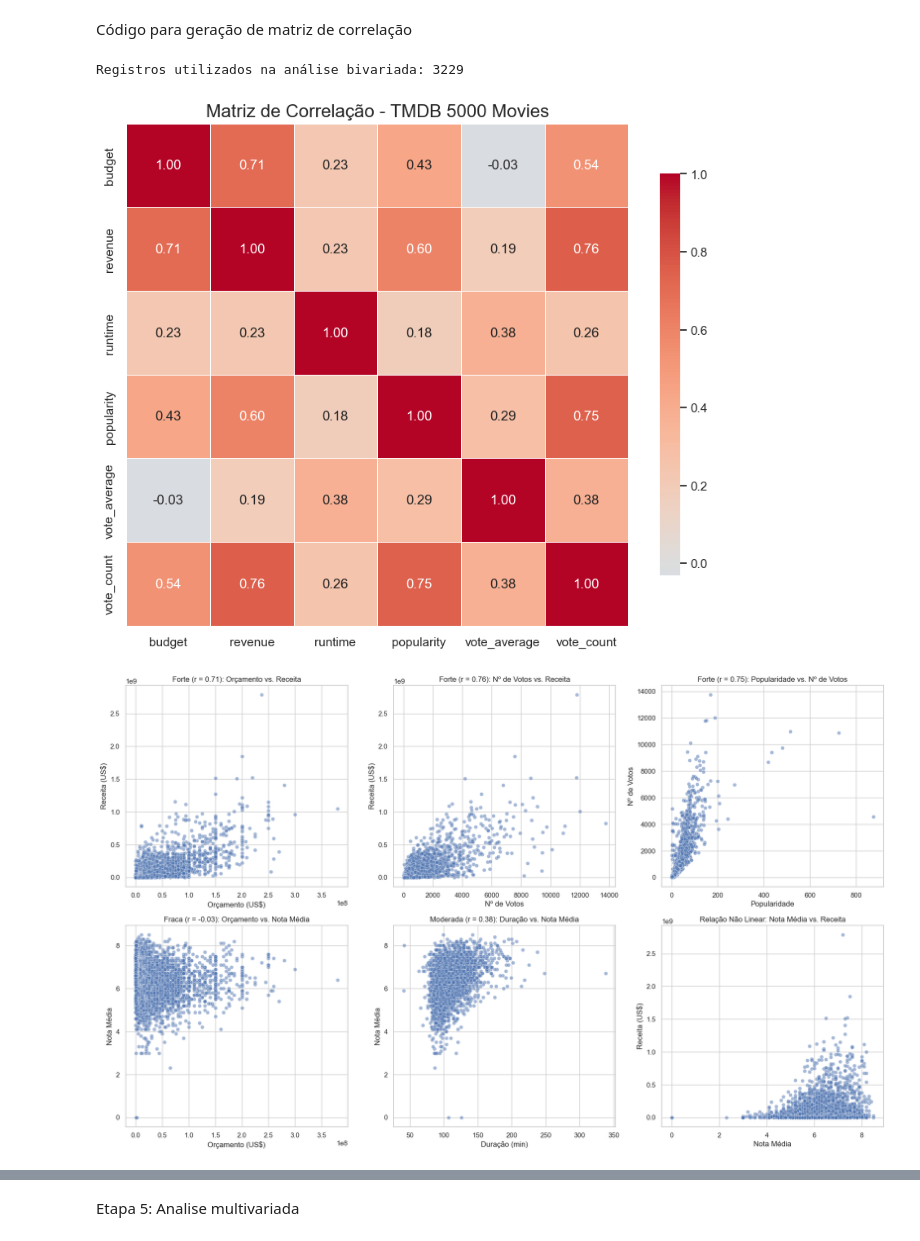
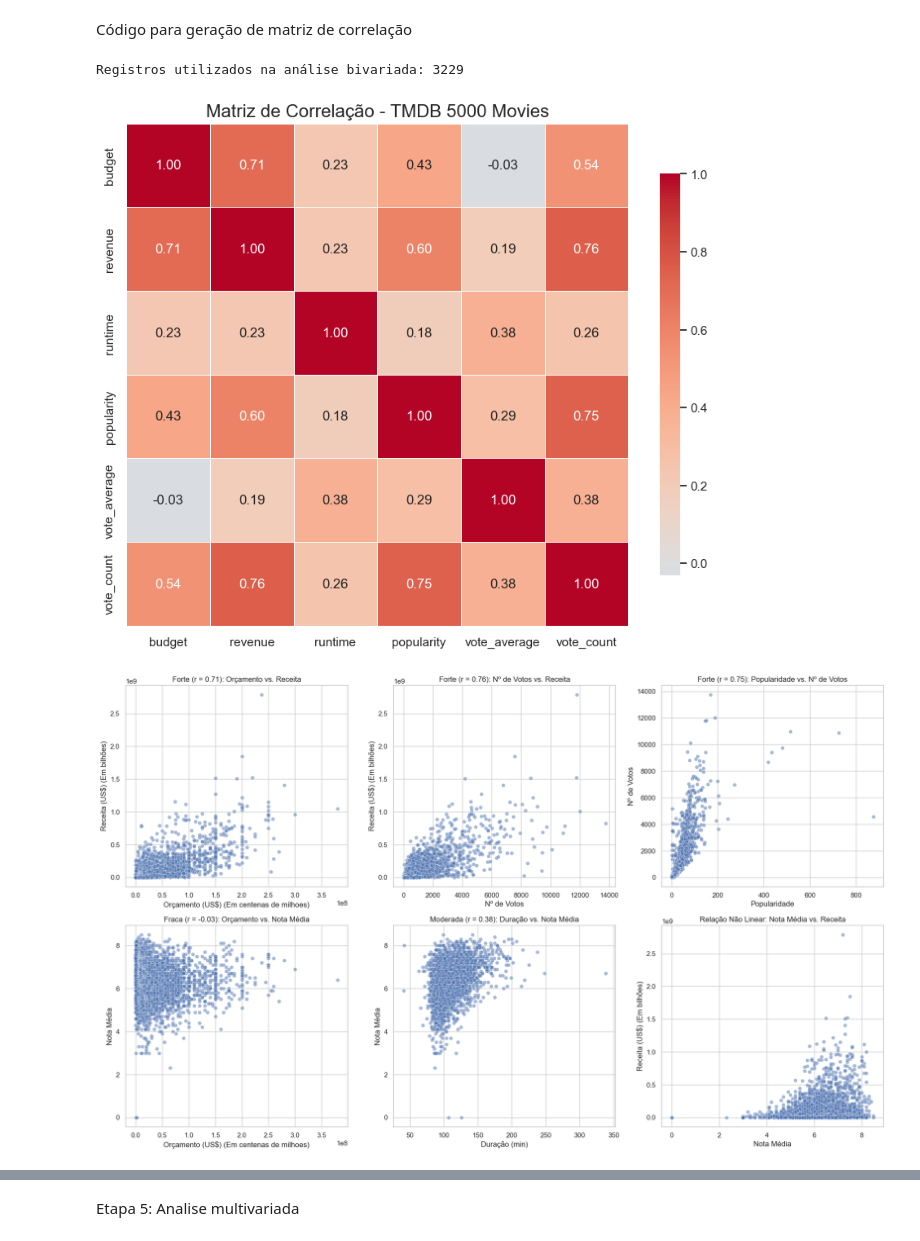
Before and after one commit to abrittaa/UNIFEI_DS, a Jupyter notebook: Trabalho_EAD/André_Abritta_Nogueira_2026013740.ipynb, the cells around one changed output, grey strips where cells are left out. Cells and saved outputs as stored; diff of their text form; code cells hidden in the pictures.

Commit message:
Versão final 2:0 Adicionei algumas melhorias e uma análise especifica para estilos de filme.

```diff
--- a/Trabalho_EAD/André_Abritta_Nogueira_2026013740.ipynb
+++ b/Trabalho_EAD/André_Abritta_Nogueira_2026013740.ipynb
@@ -151,21 +153,25 @@ Código para calculo de:
 # %%
 colunas_numericas = ['budget', 'revenue', 'runtime', 'popularity', 'vote_average', 'vote_count']
+colunas_em_milhoes = {'budget', 'revenue'}
 
 resultados = {}
 
 for coluna in colunas_numericas:
     dados = df[coluna].dropna()
 
-    media = dados.mean()
-    mediana = dados.median()
-    moda = dados.mode()[0] if not dados.mode().empty else np.nan
-    variancia = dados.var()
-    desvio_padrao = dados.std()
+    fator = 1_000_000 if coluna in colunas_em_milhoes else 1
+    dados_calc = dados / fator
+
+    media = dados_calc.mean()
+    mediana = dados_calc.median()
+    moda = dados_calc.mode().iloc[0] if not dados_calc.mode().empty else np.nan
+    variancia = dados_calc.var()
+    desvio_padrao = dados_calc.std()
     coef_variacao = (desvio_padrao / media) * 100 if media != 0 else np.nan
-    assimetria = dados.skew()
-    q1 = dados.quantile(0.25)
-    q2 = dados.quantile(0.50)
-    q3 = dados.quantile(0.75)
+    assimetria = dados_calc.skew()
+    q1 = dados_calc.quantile(0.25)
+    q2 = dados_calc.quantile(0.50)
+    q3 = dados_calc.quantile(0.75)
 
     resultados[coluna] = {
         'Média': round(media, 2),
@@ -180,8 +186,10 @@ for coluna in colunas_numericas:
         'Q3 (75%)': round(q3, 2)
     }
 
-for coluna, dicionario_stats in resultados.items():
-    print(f"\n--- Estatísticas para: {coluna.upper()} ---")
-    for chave, valor in dicionario_stats.items():
-        print(f"{chave}: {valor}")
+df_resultados = pd.DataFrame(resultados).T
+df_resultados.index.name = 'Variável'
+
+display(df_resultados)
+
+df_resultados.to_csv('estatisticas_univariadas_tmdb.csv', encoding='utf-8-sig')
 # %% [output]
@@ -284,8 +260,8 @@ df_limpo = df[colunas_numericas].dropna()
 print(f"Registros utilizados na análise bivariada: {len(df_limpo)}")
 
 rotulos = {
-    'budget':       'Orçamento (US$)',
-    'revenue':      'Receita (US$)',
+    'budget':       'Orçamento (US$) (Em centenas de milhoes)',
+    'revenue':      'Receita (US$) (Em bilhões)',
     'runtime':      'Duração (min)',
     'popularity':   'Popularidade',
     'vote_average': 'Nota Média',
@@ -337,34 +313,34 @@ for i, c1 in enumerate(colunas):
 pares_corr.sort(reverse=True)
 
 print("\n" + "="*60)
 print("DISCUSSÃO – ANÁLISE BIVARIADA")
 print("="*60)
 
 print("\n📌 CORRELAÇÕES FORTES (|r| ≥ 0.60):")
 for absr, r, c1, c2 in pares_corr:
     if absr >= 0.60:
         print(f"  {rotulos[c1]} × {rotulos[c2]}: r = {r:.2f}")
 
 print("\n📌 CORRELAÇÕES MODERADAS (0.30 ≤ |r| < 0.60):")
 for absr, r, c1, c2 in pares_corr:
     if 0.30 <= absr < 0.60:
         print(f"  {rotulos[c1]} × {rotulos[c2]}: r = {r:.2f}")
 
 print("\n📌 CORRELAÇÕES FRACAS (|r| < 0.30):")
 for absr, r, c1, c2 in pares_corr:
     if absr < 0.30:
         print(f"  {rotulos[c1]} × {rotulos[c2]}: r = {r:.2f}")
 
 print("\n📌 RELAÇÃO NÃO LINEAR IDENTIFICADA:")
 print("  Nota Média × Receita (r = 0.19): filmes com notas extremas")
 print("  (muito baixas ou muito altas) tendem a ter receitas diferentes")
 print("  dos filmes medianos, sugerindo uma curva em U, não uma reta.")
 
 print("\n" + "="*60)
 # %% [output]
 Registros utilizados na análise bivariada: 3229
 [figure]
-[figure, old version]
+[figure, new version]
 ============================================================
 DISCUSSÃO – ANÁLISE BIVARIADA
 ============================================================
```
Also changed, not shown: parts of 14 cells of this notebook.
